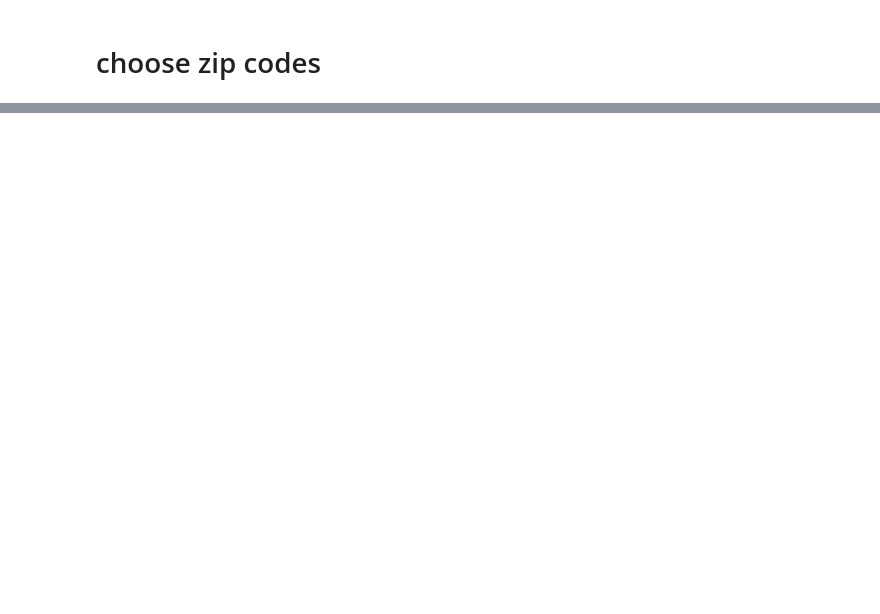
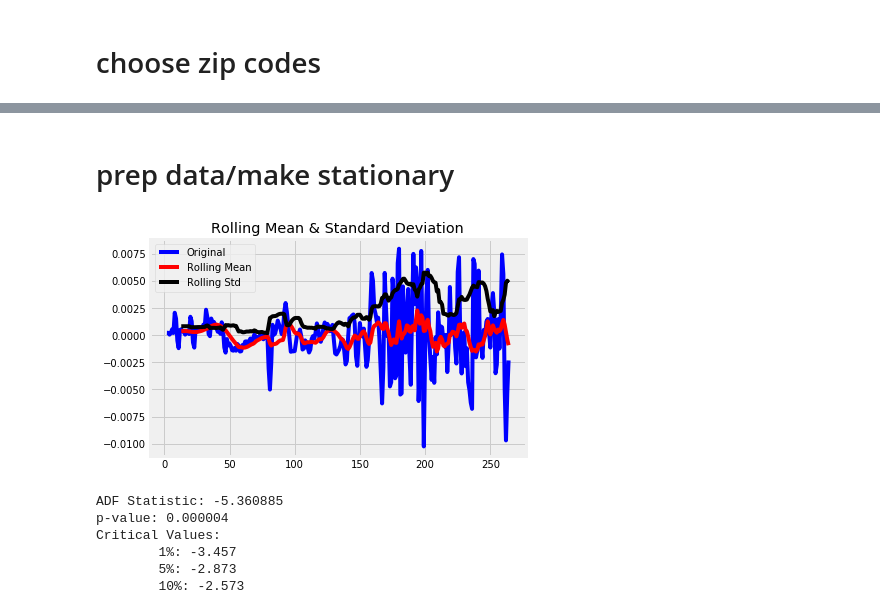
Before and after one commit to janellejolliff/zillow-analysis-and-forecasting, a Jupyter notebook: proj_3_zillow.ipynb, the cells around one changed output, grey strips where cells are left out. Cells and saved outputs as stored; diff of their text form; code cells hidden in the pictures; blank space fills up the shorter version.

```diff
--- a/proj_3_zillow.ipynb
+++ b/proj_3_zillow.ipynb
@@ -388,0 +223,2 @@ KeyError: 'SPCS20RPSNSA'
+# %%
+z_df = df.sort_values('score',ascending = False).head()
@@ -388,0 +227,10 @@ KeyError: 'SPCS20RPSNSA'
+# %%
+#remove unneeded columns
+z_df = z_df.iloc[:,:-4]
+# %%
+#transpose data(flip to set dates as index, zip codes as columns)
+z_df = z_df.T
+# #covert index to datetime,
+z_df.index = pd.to_datetime(z_df.index)
+z_df = z_df.astype(int)
+z_df.head()
@@ -388,0 +244,8 @@ KeyError: 'SPCS20RPSNSA'
+# %%
+zip_1 = z_df[['94027']]
+zip_2 = z_df[['90210']]
+zip_3 = z_df[['94301']]
+zip_4 = z_df[['33480']]
+zip_5 = z_df[['94022']]
+# %% [markdown]
+# prep data/make stationary
@@ -388,0 +255,10 @@ KeyError: 'SPCS20RPSNSA'
+# %%
+test_stationarity(zip_1.y[2:])
+# %% [output]
+[figure, added]
+ADF Statistic: -5.360885
+p-value: 0.000004
+Critical Values:
+        1%: -3.457
+        5%: -2.873
+        10%: -2.573
```
Also changed, not shown: parts of 64 cells of this notebook.
